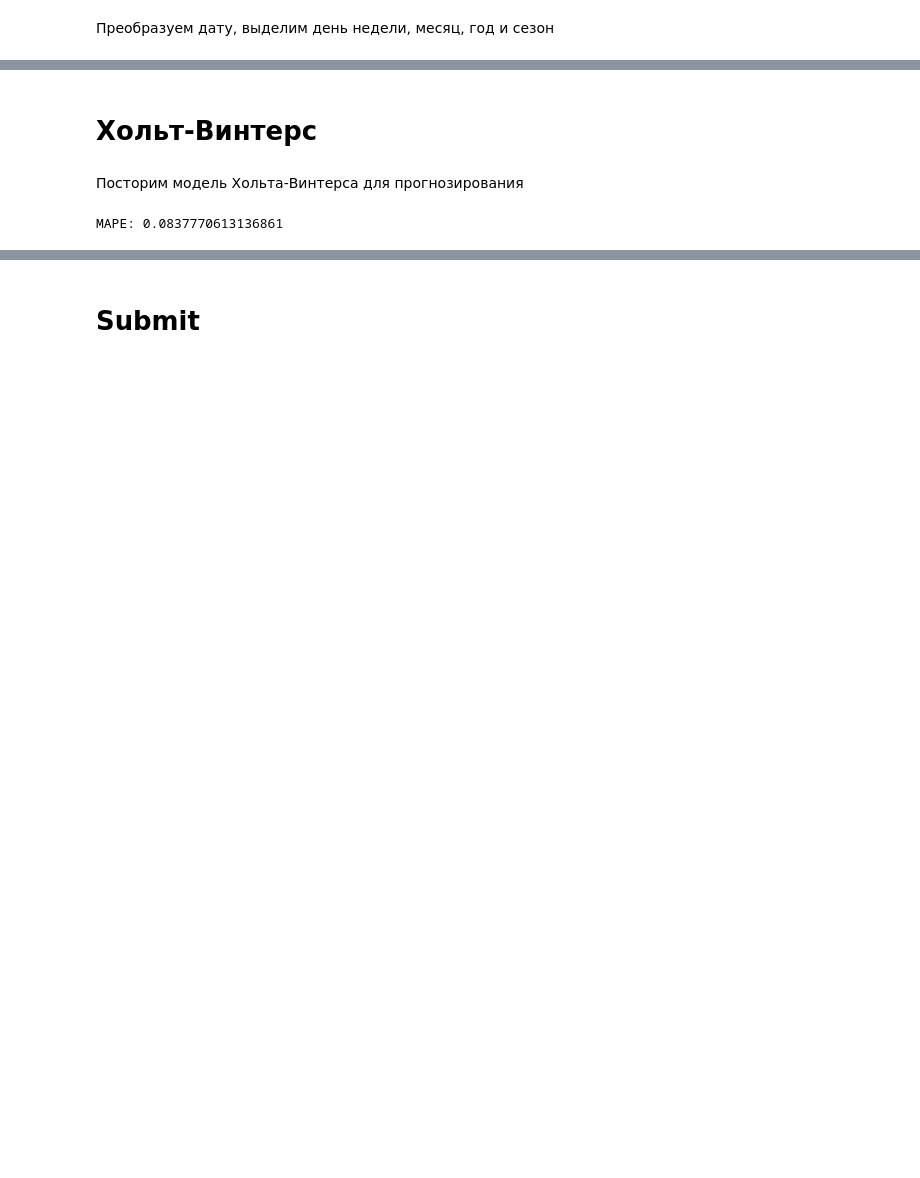
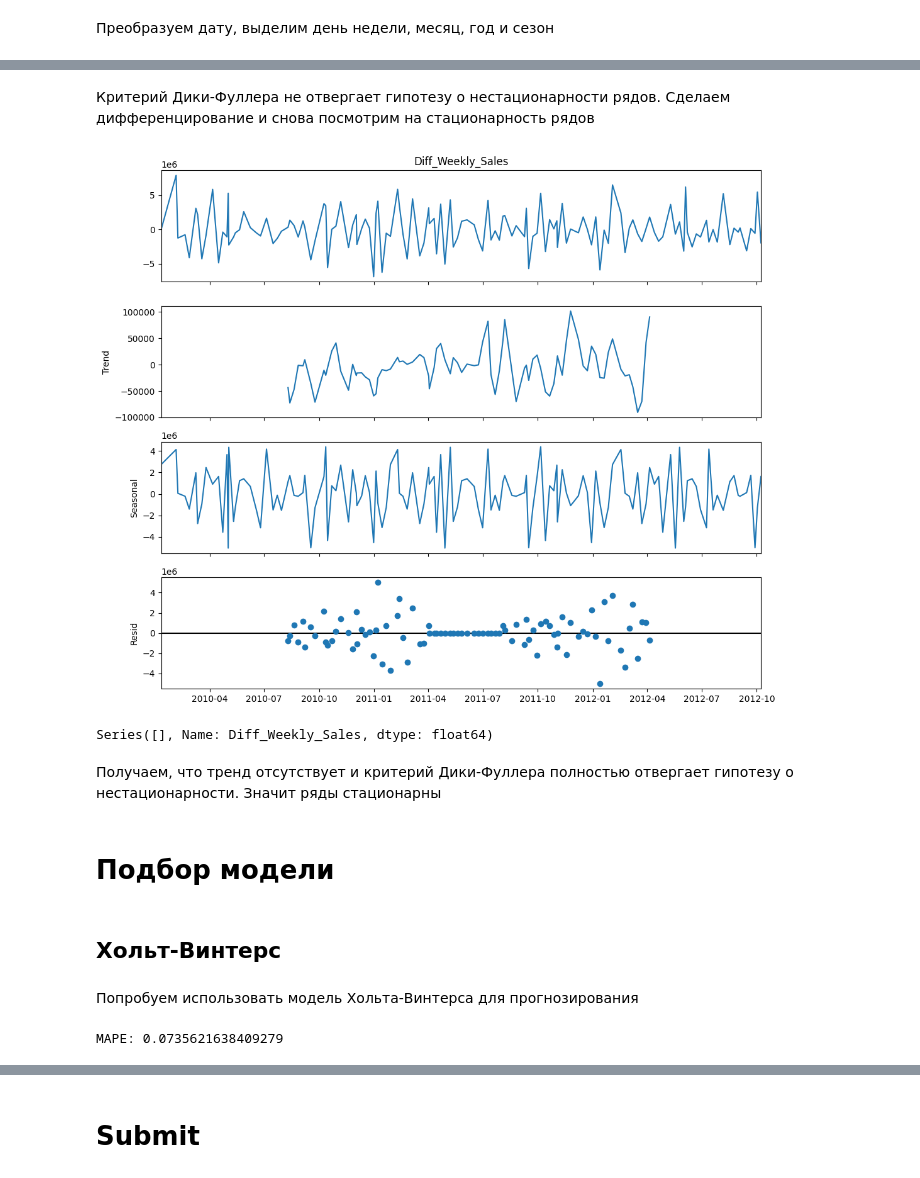
Before and after one commit to anastasia-nemkova/ML_labs, a Jupyter notebook: lab3/submit.ipynb, the cells around one changed output, grey strips where cells are left out. Drawn from its saved outputs; the diff is of its cells as text; code cells hidden in the pictures; blank space fills up the shorter version.

```diff
--- a/lab3/submit.ipynb
+++ b/lab3/submit.ipynb
@@ -239,0 +267,12 @@ Name: count, dtype: int64
+# %%
+grouped = train_df.groupby('Store')
+
+def adf_test(series):
+    result = adfuller(series)
+    return result[1]
+
+adf_results = grouped['Weekly_Sales'].apply(adf_test)
+
+non_stationary_stores = adf_results[adf_results > 0.05]
+
+print(non_stationary_stores)
@@ -239,0 +296,2 @@ Name: count, dtype: int64
+# %% [markdown]
+Критерий Дики-Фуллера не отвергает гипотезу о нестационарности рядов. Сделаем дифференцирование и снова посмотрим на стационарность рядов
@@ -240,11 +303,38 @@ Name: count, dtype: int64
+# %%
+weekly_sales = train_df.groupby('Date')['Diff_Weekly_Sales'].apply(lambda x: x.iloc[1:].sum())
+rcParams['figure.figsize'] = 11, 9
+
+decompose = seasonal_decompose(weekly_sales, model='additive', period=52)
+decompose.plot()
+
+plt.show()
+
+grouped = train_df.groupby('Store')
+
+def adf_test(series):
+    result = adfuller(series)
+    return result[1]
+
+adf_results = grouped['Diff_Weekly_Sales'].apply(lambda x: adf_test(x[1:]))
+
+non_stationary_stores = adf_results[adf_results > 0.05]
+
+print(non_stationary_stores)
+# %% [output]
+[figure, added]
+Series([], Name: Diff_Weekly_Sales, dtype: float64)
+# %% [markdown]
+Получаем, что тренд отсутствует и критерий Дики-Фуллера полностью отвергает гипотезу о нестационарности. Значит ряды стационарны
+# %% [markdown]
+# Подбор модели
 # %% [markdown]
-# Хольт-Винтерс
+## Хольт-Винтерс
 # %% [markdown]
-Посторим модель Хольта-Винтерса для прогнозирования
+Попробуем использовать модель Хольта-Винтерса для прогнозирования
 # %%
 stores = train_df['Store'].unique()
 
-seasonal_period = 52
+seasonal_period = 12
 
 all_pred = []
 all_true_val = []
@@ -284,5 +374,5 @@ for store_id in stores:
 hw_mape = mean_absolute_percentage_error(all_pred, all_true_val)
 print(f"MAPE: {hw_mape}")
 # %% [output]
-MAPE: 0.0837770613136861
+MAPE: 0.0735621638409279
 # %% [markdown]
```
Also changed, not shown: parts of 27 cells of this notebook, 1 other file.
